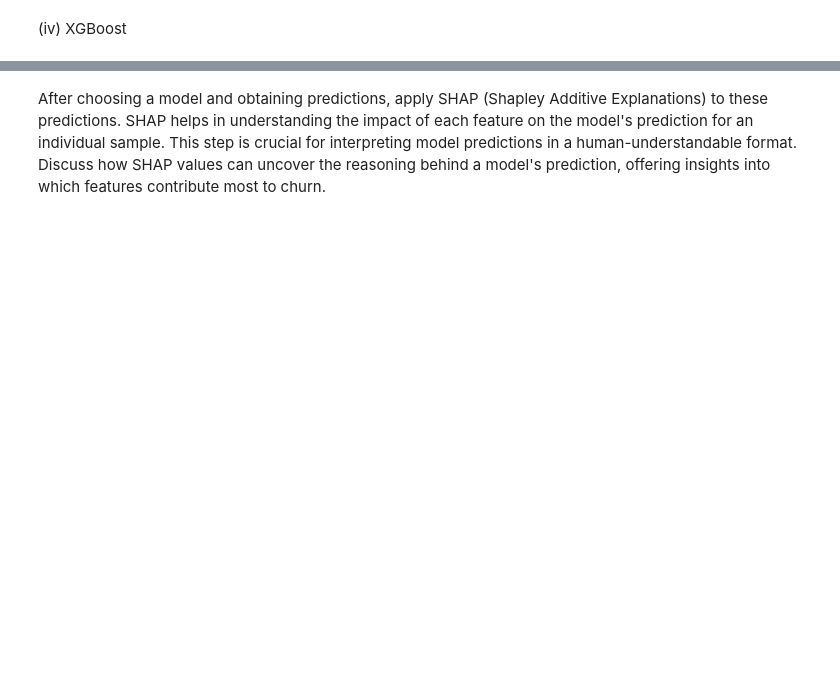
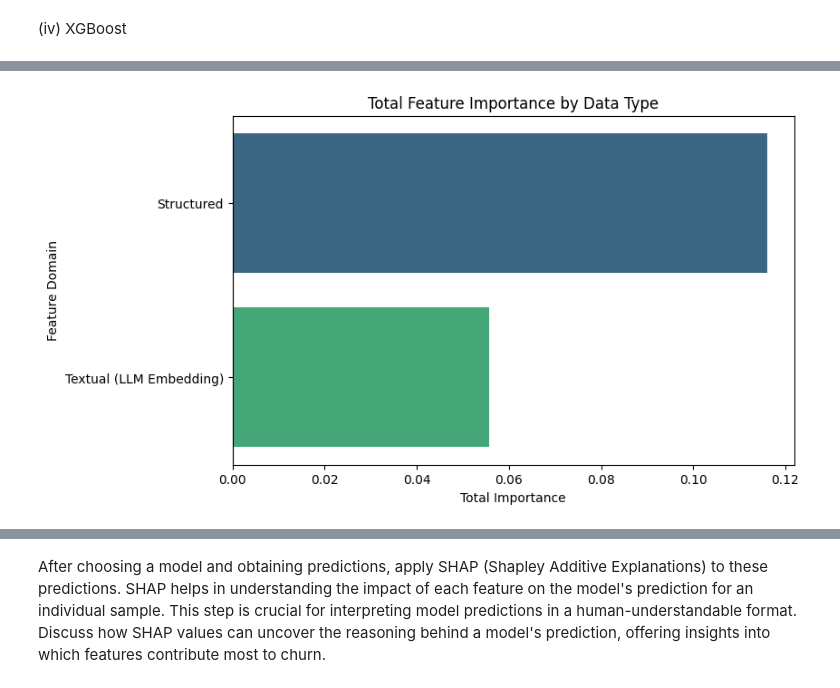
Before and after one commit to tan-yong-sheng/FYP-enhancing-churn-prediction-with-slm-and-llm, a Jupyter notebook: notebook/text-representation/01_hybrid_model_with_llm_embedding.ipynb, the cells around one changed output, grey strips where cells are left out. Drawn from its saved outputs; the diff is of its cells as text; code cells hidden in the pictures; blank space fills up the shorter version.

```diff
--- a/notebook/text-representation/01_hybrid_model_with_llm_embedding.ipynb
+++ b/notebook/text-representation/01_hybrid_model_with_llm_embedding.ipynb
@@ -1757,0 +1651,27 @@ The ensemble meta-model relies more on Random Forest's predictions than on XGBoo
+# %%
+# Add a column to identify domain
+def classify_feature_domain(feature_name):
+    if feature_name.startswith("text_feature_"):
+        return "Textual (LLM Embedding)"
+    else:
+        return "Structured"
+
+feature_importance_df['Domain'] = feature_importance_df['Feature'].apply(classify_feature_domain)
+
+# Group and sum importances by domain
+domain_importance_df = (
+    feature_importance_df
+    .groupby('Domain')['Importance']
+    .sum()
+    .reset_index()
+    .sort_values(by='Importance', ascending=False)
+)
+
+plt.figure(figsize=(8, 5))
+sns.barplot(x='Importance', y='Domain', data=domain_importance_df, palette='viridis')
+plt.title('Total Feature Importance by Data Type')
+plt.xlabel('Total Importance')
+plt.ylabel('Feature Domain')
+plt.show()
+# %% [output]
+[figure, added]
```
Also changed, not shown: parts of 38 cells of this notebook, 9 other files.
